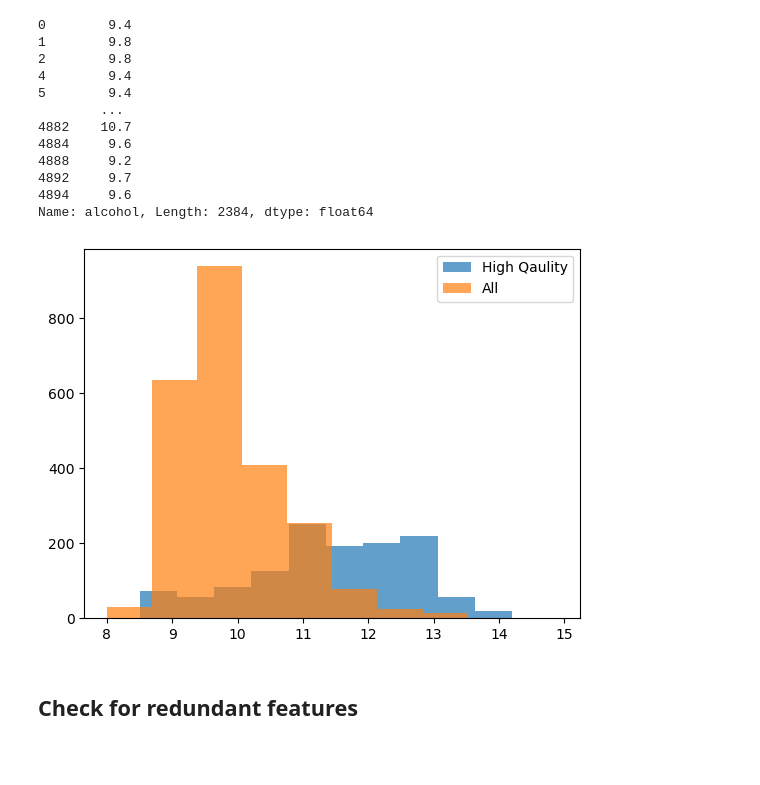
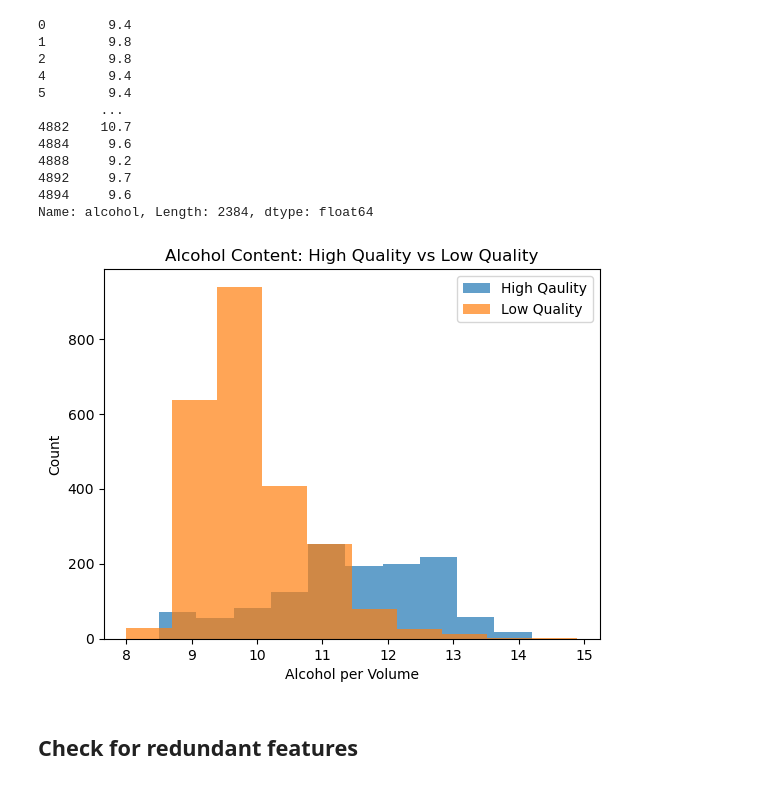
Before and after one commit to PacktPublishing/Building-Data-Science-Solutions-with-Anaconda, a Jupyter notebook: Chapter09/ch_9.ipynb, the cells around one changed output. Drawn from its saved outputs; the diff is of its cells as text; code cells hidden in the pictures; blank space fills up the shorter version.

Commit message:
alcohol per volume chart more readible

```diff
--- a/Chapter09/ch_9.ipynb
+++ b/Chapter09/ch_9.ipynb
@@ -254,14 +254,17 @@ Name: alcohol, Length: 2384, dtype: float64
 # %%
 high_qaul_wine = df_raw[df_raw['quality']>=7]['alcohol']
 low_qaul_wine = df_raw[df_raw['quality']<6]['alcohol']
 
 plt.hist(high_qaul_wine, bins = 10,alpha=0.7, label='High Qaulity')
-plt.hist(low_qaul_wine, bins = 10,alpha=0.7, label='All')
+plt.hist(low_qaul_wine, bins = 10,alpha=0.7, label='Low Quality')
+plt.title("Alcohol Content: High Quality vs Low Quality")
+plt.xlabel("Alcohol per Volume")
+plt.ylabel("Count")
 plt.legend(loc='upper right')
 
 plt.show()
 # %% [output]
-[figure, old version]
+[figure, new version]
 # %% [markdown]
 ## Check for redundant features
 # %% [markdown]
```
